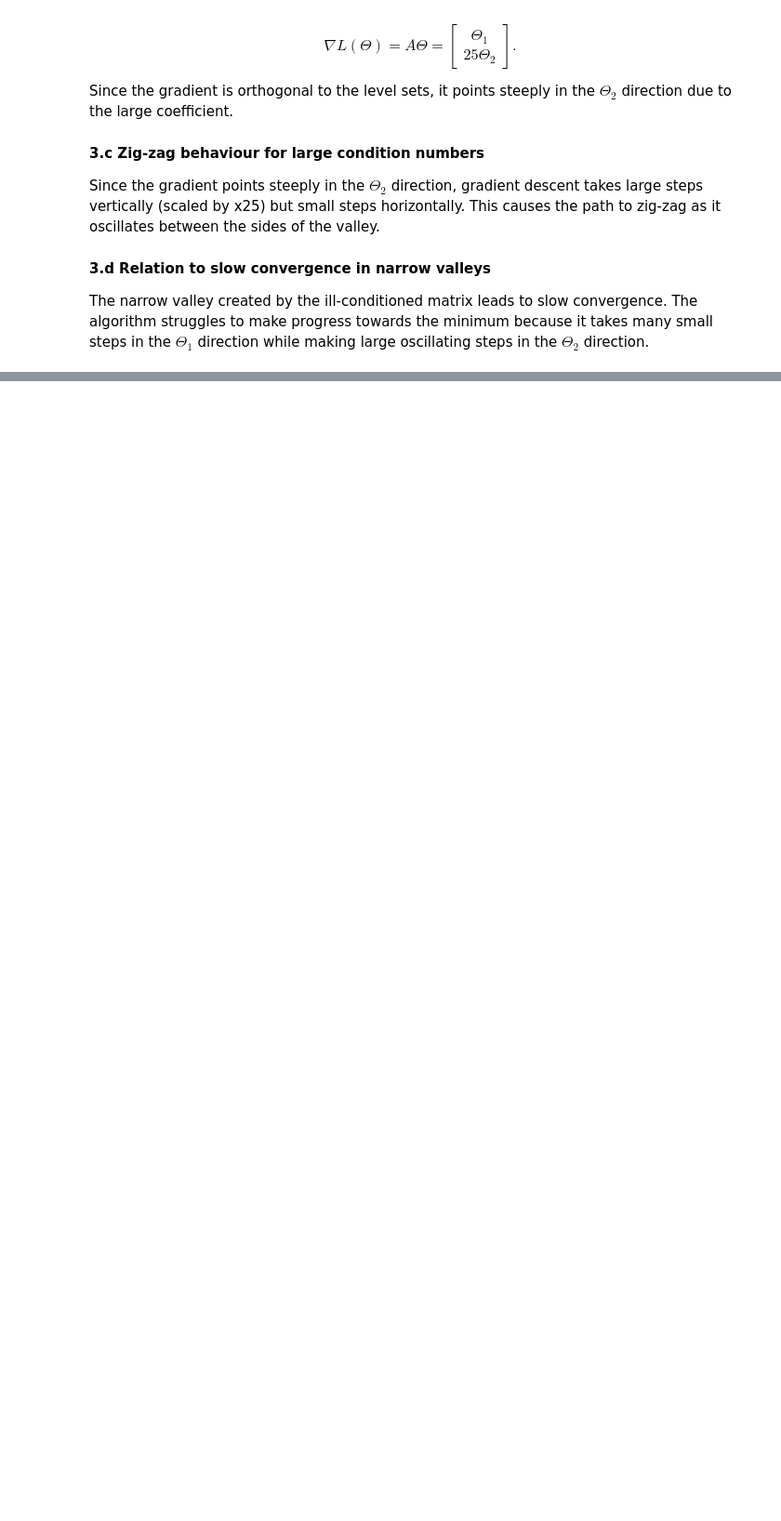
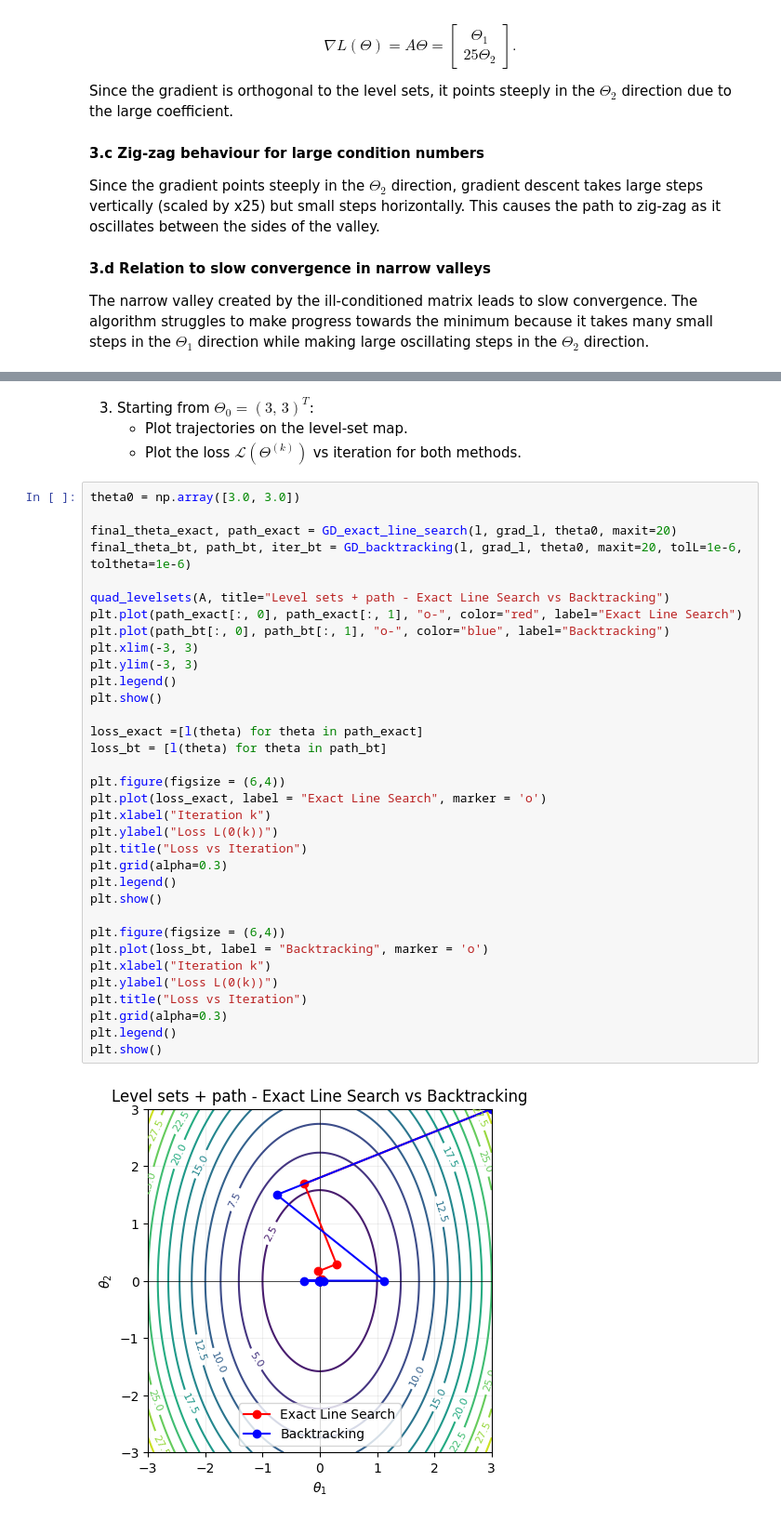
Before and after one commit to annalisapol/smm-course, a Jupyter notebook: homeworks/hw1.ipynb, the cells around one changed output, grey strips where cells are left out. Shown: that part at 93% size. Saved outputs shown, nothing was run; the diff lists cells and outputs as text; blank space fills up the shorter version.

```diff
--- a/homeworks/hw1.ipynb
+++ b/homeworks/hw1.ipynb
@@ -343,0 +409,41 @@ The narrow valley created by the ill-conditioned matrix leads to slow convergenc
+# %% [markdown]
+
+3. Starting from $\Theta_0 = (3,\,3)^T$:
+   - Plot trajectories on the level-set map.
+   - Plot the loss $\mathcal{L}(\Theta^{(k)})$ vs iteration for both methods.
+# %%
+theta0 = np.array([3.0, 3.0])
+
+final_theta_exact, path_exact = GD_exact_line_search(l, grad_l, theta0, maxit=20)
+final_theta_bt, path_bt, iter_bt = GD_backtracking(l, grad_l, theta0, maxit=20, tolL=1e-6, toltheta=1e-6)
+
+quad_levelsets(A, title="Level sets + path - Exact Line Search vs Backtracking")
+plt.plot(path_exact[:, 0], path_exact[:, 1], "o-", color="red", label="Exact Line Search")
+plt.plot(path_bt[:, 0], path_bt[:, 1], "o-", color="blue", label="Backtracking")
+plt.xlim(-3, 3)
+plt.ylim(-3, 3)
+plt.legend()
+plt.show()
+
+loss_exact =[l(theta) for theta in path_exact]
+loss_bt = [l(theta) for theta in path_bt]
+
+plt.figure(figsize = (6,4))
+plt.plot(loss_exact, label = "Exact Line Search", marker = 'o')
+plt.xlabel("Iteration k")
+plt.ylabel("Loss L(0(k))")
+plt.title("Loss vs Iteration")
+plt.grid(alpha=0.3)
+plt.legend()
+plt.show()
+
+plt.figure(figsize = (6,4))
+plt.plot(loss_bt, label = "Backtracking", marker = 'o')
+plt.xlabel("Iteration k")
+plt.ylabel("Loss L(0(k))")
+plt.title("Loss vs Iteration")
+plt.grid(alpha=0.3)
+plt.legend()
+plt.show()
+# %% [output]
+[figure, added]
```
Also changed, not shown: parts of 5 cells of this notebook, 1 other file.
